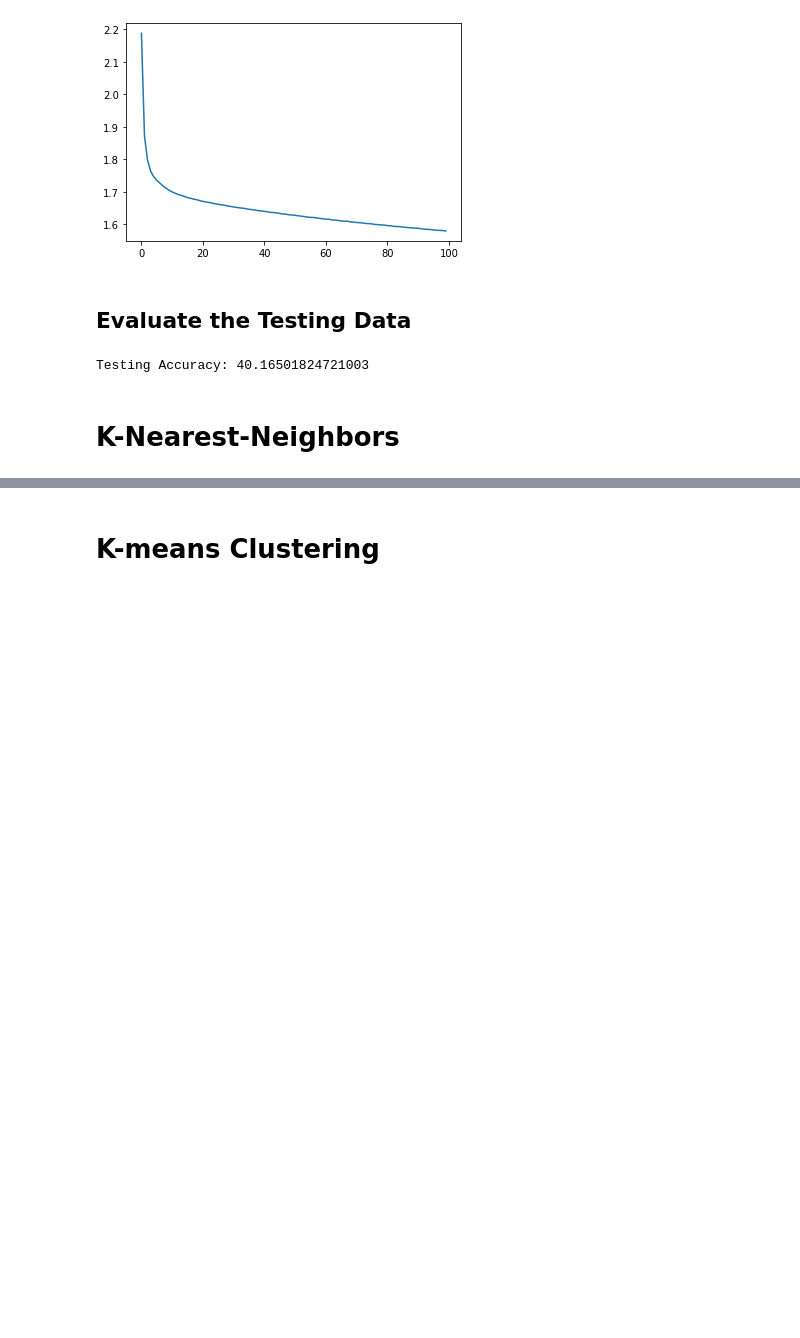
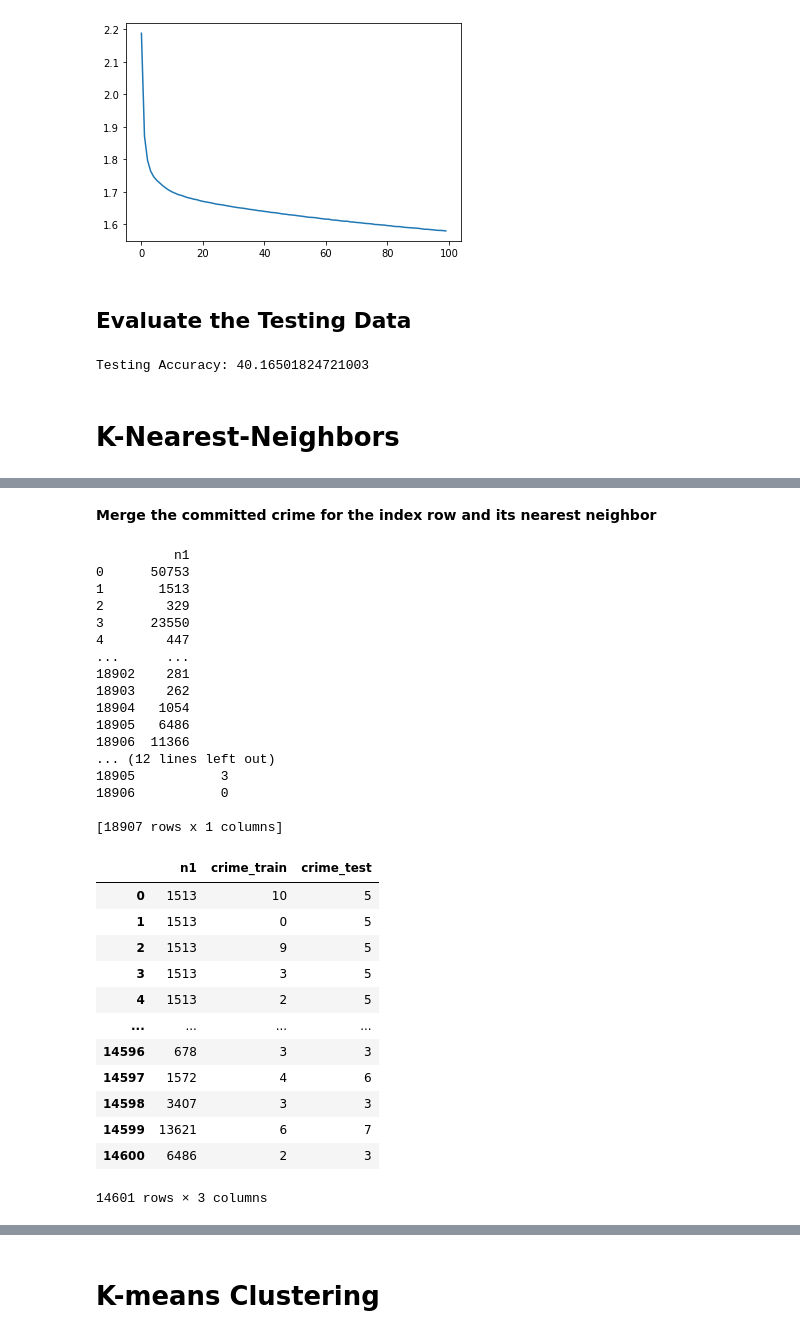
Before and after one commit to meghutch/Chicago_Crimes, a Jupyter notebook: Chicago_Crime_Analysis.ipynb, the cells around one changed output, grey strips where cells are left out. Saved outputs shown, nothing was run; the diff lists cells and outputs as text; code cells hidden in the pictures; blank space fills up the shorter version.

```diff
--- a/Chicago_Crime_Analysis.ipynb
+++ b/Chicago_Crime_Analysis.ipynb
@@ -774,0 +766,13 @@ print(neighbors.head(10))
+# %%
+t1 = time.time()
+
+# two neighbors will bring the point itself, and then its next nearest neighbor
+neighbors = NearestNeighbors(n_neighbors = 1, algorithm='ball_tree').fit(X_train)
+distances, indices = neighbors.kneighbors(X_test)
+
+print(distances)
+print(indices)
+
+t2 = time.time()
+run_time = t1-t2
+print('Training time in minutes:', run_time/60)
@@ -774,0 +812,53 @@ print(neighbors.head(10))
+# %% [markdown]
+**Merge the committed crime for the index row and its nearest neighbor**
+# %%
+neighbor_crime_list = []
+
+indices = pd.DataFrame(indices)
+indices.columns = ['n1']
+
+print(indices)
+print(y_test_df)
+
+y_train_df = pd.DataFrame(y_train)
+y_train_df.columns = ['crime_train']
+
+test = pd.merge(indices, y_train_df, left_index=True, right_index=True)
+
+y_test_df = pd.DataFrame(y_test)
+y_test_df.columns = ['crime_test']
+y_test_df['n1'] = y_test_df.index
+
+test = pd.merge(test, y_test_df, on = 'n1')
+test
+# %% [output]
+          n1
+0      50753
+1       1513
+2        329
+3      23550
+4        447
+...      ...
+18902    281
+18903    262
+18904   1054
+18905   6486
+18906  11366
+... (12 lines left out)
+18905           3
+18906           0
+
+[18907 rows x 1 columns]
+|  | n1 | crime_train | crime_test |
+| 0 | 1513 | 10 | 5 |
+| 1 | 1513 | 0 | 5 |
+| 2 | 1513 | 9 | 5 |
+| 3 | 1513 | 3 | 5 |
+| 4 | 1513 | 2 | 5 |
+| ... | ... | ... | ... |
+| 14596 | 678 | 3 | 3 |
+| 14597 | 1572 | 4 | 6 |
+| 14598 | 3407 | 3 | 3 |
+| 14599 | 13621 | 6 | 7 |
+| 14600 | 6486 | 2 | 3 |
+14601 rows × 3 columns
```
Also changed, not shown: parts of 11 cells of this notebook.
